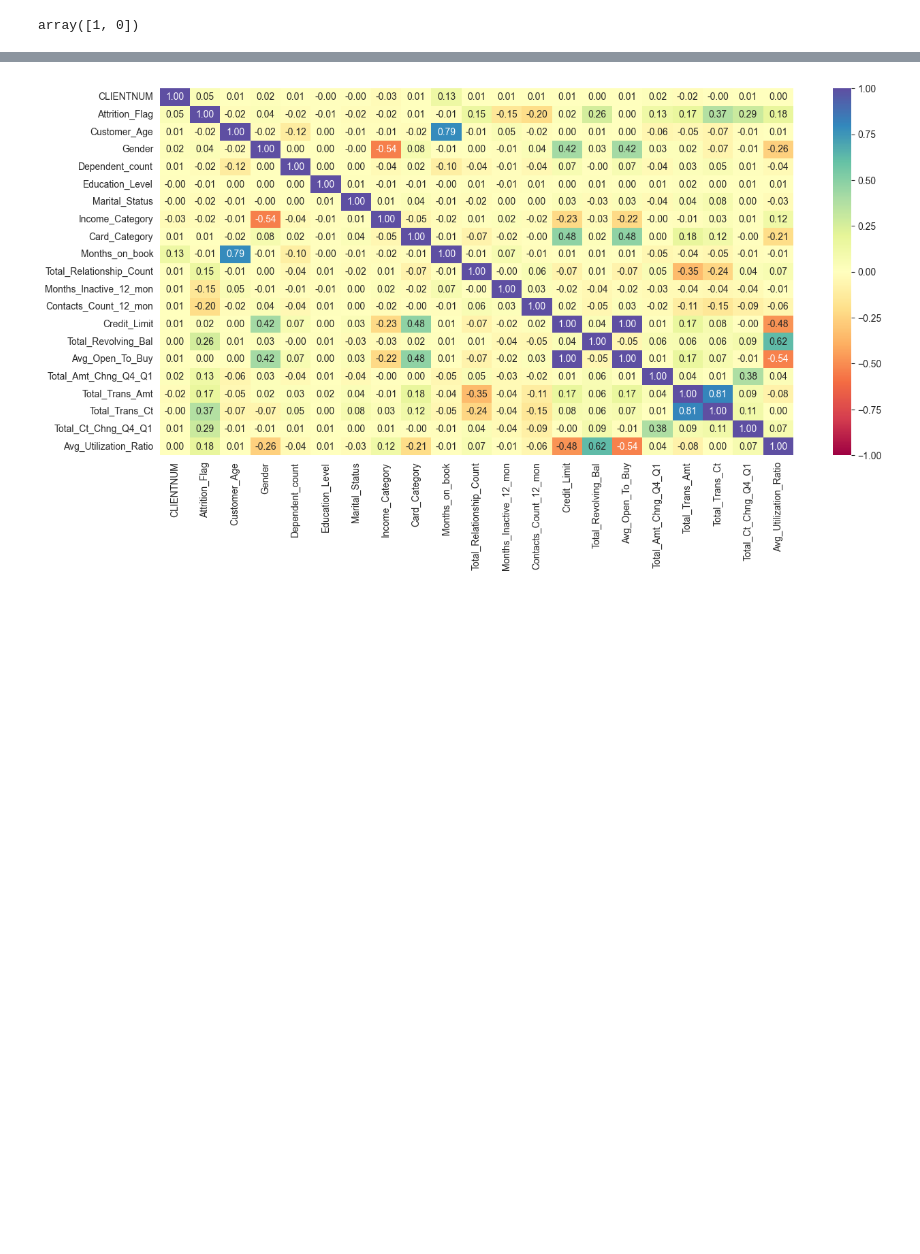
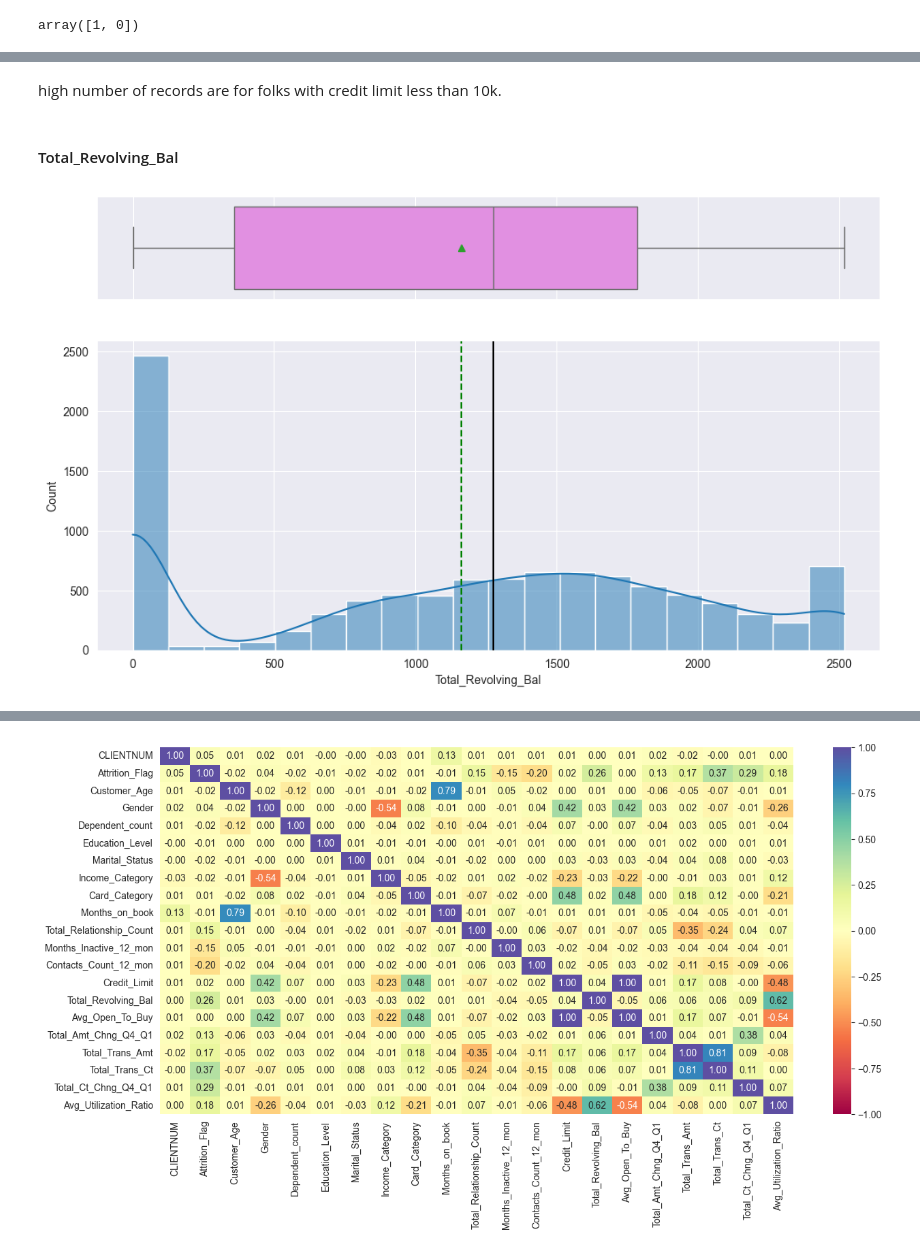
Before and after one commit to anirbanbagchi1979/aiml, a Jupyter notebook: UT-Austin-PGP/CreditCard-Project/Credit Card Users Churn Prediction_v1.ipynb, the cells around one changed output, grey strips where cells are left out. Cells and saved outputs as stored; diff of their text form; code cells hidden in the pictures; blank space fills up the shorter version.

```diff
--- a/UT-Austin-PGP/CreditCard-Project/Credit Card Users Churn Prediction_v1.ipynb
+++ b/UT-Austin-PGP/CreditCard-Project/Credit Card Users Churn Prediction_v1.ipynb
@@ -476,0 +523,8 @@ for colname in df1.dtypes.index:
+# %% [markdown]
+high number of records are for folks with credit limit less than 10k.
+# %% [markdown]
+#### Total_Revolving_Bal
+# %%
+histogram_boxplot(df1, "Total_Revolving_Bal", kde=True)
+# %% [output]
+[figure, added]
```
Also changed, not shown: parts of 171 cells of this notebook, 1 other file.
